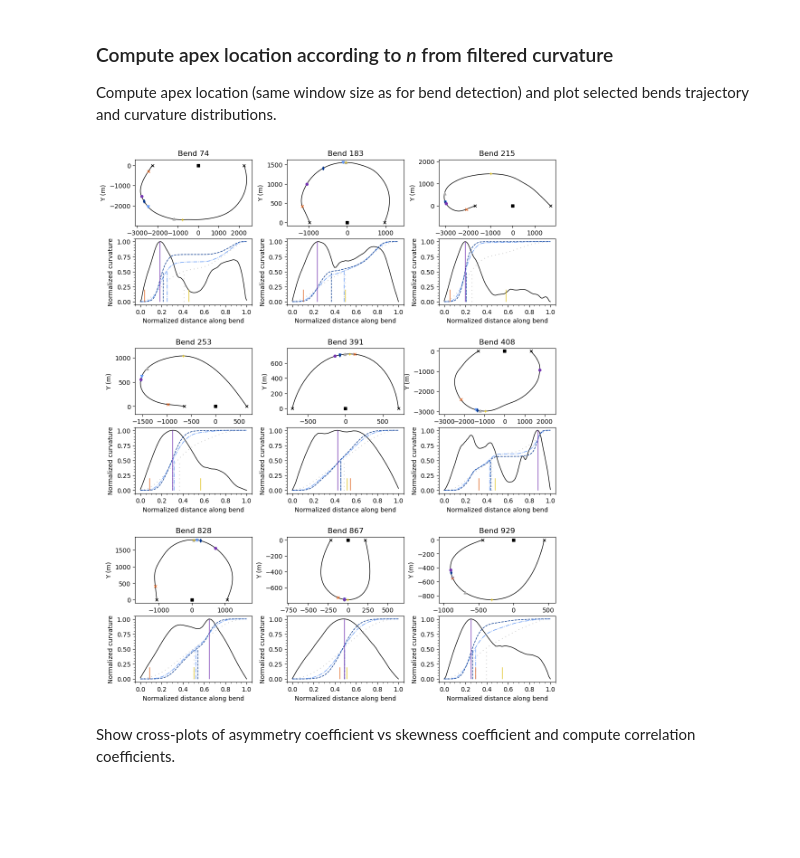
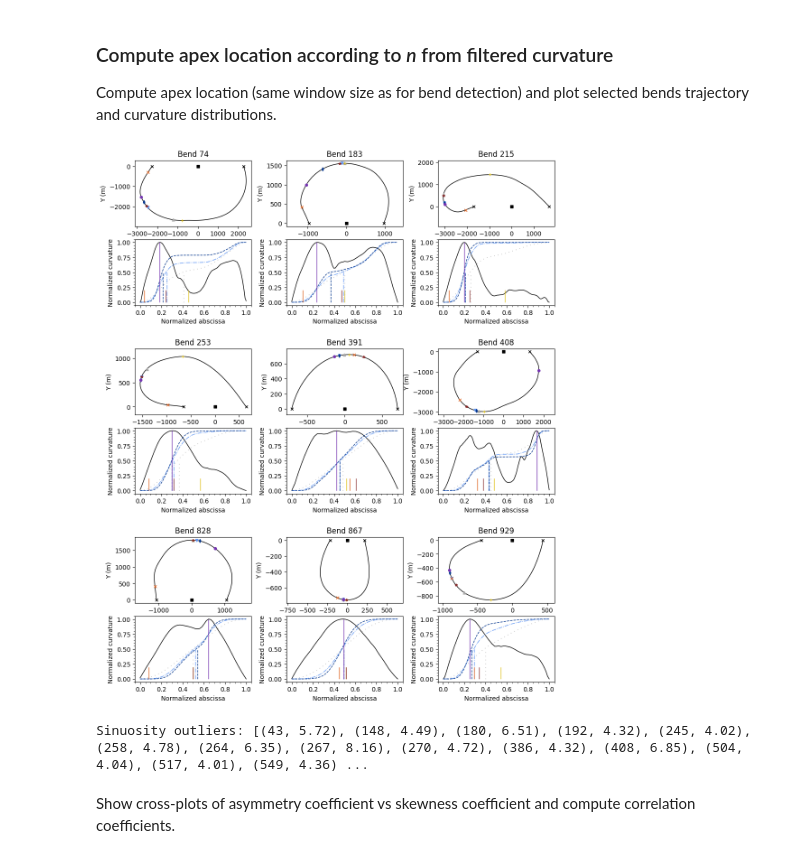
Before and after one commit to martin-lemay/pyBenD, a Jupyter notebook: notebooks/bend_apex_detection.ipynb, the cells around one changed output. Saved outputs shown, nothing was run; the diff lists cells and outputs as text; code cells hidden in the pictures; blank space fills up the shorter version.

```diff
--- a/notebooks/bend_apex_detection.ipynb
+++ b/notebooks/bend_apex_detection.ipynb
@@ -414,0 +414,12 @@ plt.show()
+# %%
+fig = plt.figure(figsize=(15, 10))
+plt.style.use('tableau-colorblind10')
+outer = gridspec.GridSpec(1, 4, wspace=0.3 )
+for i, coords in enumerate(bend_coords):
+    if i < 4:
+        continue
+    coords0 = bend_coords[i]
+    plot_bend_results(coords0, bend_names[i], df_synth.loc[i], outer[i-4], fig)
+
+plt.savefig(fig_path + "synthetic_bends_asymmetric.svg", dpi=150)
+plt.show()
@@ -663,7 +898,6 @@ df_index = -1
 
 # extract bend apex
 skew_pearson_all = np.full(int(nb_valid_bends), np.nan)
-sinuosity_all = np.full(int(nb_valid_bends), np.nan)
 for centerline in centerlines:
     for bend in centerline.bends:
         if not bend.isvalid:
@@ -687,16 +921,20 @@ for centerline in centerlines:
         coords = np.dot(coords, rot)
 
         # compute bend apex and morphometric parameters for multiple n
-        curv_abs = centerline.get_bend_property(bend.id, "Curv_abscissa")
+        curv_abs = centerline.get_bend_property(bend.id, PropertyNames.CURVILINEAR_ABSCISSA.value)
         curv_abs_norm = (curv_abs - curv_abs.min()) / (curv_abs.max() - curv_abs.min())
-        curvature = np.abs(centerline.get_bend_property(bend.id, "Curvature_filtered"))
-        curvature_raw = np.abs(centerline.get_bend_property(bend.id, "Curvature"))
+        curvature = np.abs(centerline.get_bend_property(bend.id, PropertyNames.CURVATURE_FILTERED.value))
+        curvature_raw = np.abs(centerline.get_bend_property(bend.id, PropertyNames.CURVATURE.value))
+
+        curv_norm = (curvature - np.min(curvature)) / (np.max(curvature) - np.min(curvature))
+        curv_norm_raw = (curvature_raw - np.min(curvature_raw)) / (np.max(curvature_raw) - np.min(curvature_raw))
 
         pt_center = np.array([0,0])
         amplitudes = [geom.orthogonal_distance(pt, coords[0], coords[-1]) for pt in coords]
         max_ampl_index = np.argmax(amplitudes)
         ampl_max = amplitudes[max_ampl_index]
 
+        max_ext_index = np.argmax([geom.distance(pt, pt_center) for pt in coords])
         extension_max = np.max([geom.distance(pt, pt_center) for pt in coords])
         d_inflex = geom.distance(coords[0], coords[-1])
 
@@ -710,13 +948,12 @@ for centerline in centerlines:
         apex_index = cpf.compute_median_curvature_index(curvature, 1)
         skew_pearson = 3*(mean_abs - curv_abs_norm[apex_index]) / std_dev
         skew_pearson_all[df_index] = -1. * skew_pearson
-        sinuosity_all[df_index] = (curv_abs[-1] - curv_abs[0]) / d_inflex
 
         # apex from apex probability function with varying n
         for n in range(1, 6):
             apex_index = cpf.compute_median_curvature_index(curvature, n)
             df.loc[df_index, ("Apex_index", n)] = apex_index
-            df.loc[df_index, ("Curv_Abs", n)] = curv_abs_norm[apex_index] - curv_abs_norm[0]
+            df.loc[df_index, ("Curvature", n)] = curv_norm[apex_index]
             pt_apex = coords[apex_index]
 
             if (extension_max > 0.51*d_inflex):
@@ -729,10 +966,8 @@ for centerline in centerlines:
             if abs(arc_length_tot) > 1e-3:
                 df.loc[df_index, ("Asymmetry", n)] = (arc_length1 - arc_length2) / arc_length_tot
 
-            # distance to max curvature point
-            if abs(arc_length_tot) > 1e-3:
-                dist_max_cuvr = abs(curv_abs_norm[apex_index] - curv_abs_norm[max_curv_index]) / arc_length_tot
-                df.loc[df_index, ("Distance_Max_Curv", n)] = 1-dist_max_cuvr
+            df.loc[df_index, ("Apex_absc", n)] = curv_abs_norm[apex_index]
+
 
         # add Limaye apex definition
         ln = np.zeros_like(coords)
@@ -750,18 +985,19 @@ for centerline in centerlines:
         limaye_index = cpf.compute_half_angle_variation(ln, 2)
 
         # add max curvature point
-        for j, index in enumerate((max_curv_index, max_ampl_index, limaye_index)):
+        for j, index in enumerate((max_curv_index, max_ampl_index, limaye_index, max_ext_index)):
             n = 6 + j
             pt_cur = coords[index]
             df.loc[df_index, ("Apex_index", n)] = index
-            df.loc[df_index, ("Curv_Abs", n)] = curv_abs_norm[index] - curv_abs_norm[0]
+            df.loc[df_index, ("Curvature", n)] = curv_norm[index]
             df.loc[df_index, ("Extension", n)] = geom.distance(pt_center, pt_cur) / extension_max
             df.loc[df_index, ("Amplitude", n)] = geom.orthogonal_distance(pt_cur, coords[0], coords[-1]) / ampl_max
             arc_length1 = curv_abs_norm[index] - curv_abs_norm[0]
             arc_length2 = curv_abs_norm[-1] - curv_abs_norm[index]
             if abs(arc_length_tot) > 1e-3:
                 df.loc[df_index, ("Asymmetry", n)] = (arc_length1 - arc_length2) / arc_length_tot
-            df.loc[df_index, ("Distance_Max_Curv", n)] = 1. - abs(curv_abs_norm[max_curv_index] - curv_abs_norm[index])
+
+            df.loc[df_index, ("Apex_absc", n)] = curv_abs_norm[index]
 
         # show some characteristic bends
         if cpt in ((74, 183, 253, 391, 408, 828, 867, 929, 215)):
@@ -778,41 +1014,40 @@ for centerline in centerlines:
             ax0.set_ylabel("Y (m)")
             ax0.set_title(f"Bend {cpt}")
 
-            curv_norm = (curvature - np.min(curvature)) / (np.max(curvature) - np.min(curvature))
-            curv_norm_raw = (curvature_raw - np.min(curvature_raw)) / (np.max(curvature_raw) - np.min(curvature_raw))
+
             ax1 = plt.Subplot(fig, inner[1])
             ax1.plot(curv_abs_norm, curv_norm, 'k-', label="Curvature Filtered", linewidth=1, alpha=1)
-            #ax1.plot(curv_abs_norm, curv_norm_raw, 'k--', label="Curvature Raw", linewidth=1, alpha=0.5)
             # plot cumulative curvature distribution
             for n in (1, 3, 5):
                 cumsum = np.cumsum(curvature**n) / np.sum(
                     curvature**n
                 )
                 ax1.plot(curv_abs_norm, cumsum, label=f"Cum. Curvature (n={n})", linewidth=1, alpha=1, color=n_colors[n-1], linestyle=n_linestyles[n-1])
             ax1.set_ylabel("Normalized curvature")
-            ax1.set_xlabel("Normalized distance along bend")
+            ax1.set_xlabel("Normalized abscissa")
 
             for j, apex_loc in enumerate(df.loc[df_index, ("Apex_index")].to_numpy().astype(int)):
                 if (j % 2 == 0) or (j > 4):
                     ax0.plot(coords[apex_loc][0], coords[apex_loc][1], marker=n_apex_markers[j], color=n_colors[j], markersize=4)
                     ymax = 0.5
                     if j == 5:
                         ymax = 1
                     elif j > 5:
                         ymax = 0.2
-                    ax1.vlines(curv_abs_norm[apex_loc], 0, ymax, label=label, linewidth=1, linestyle=n_linestyles[j], color=n_colors[j])
+                    ax1.vlines(curv_abs_norm[apex_loc], 0, ymax, label=n_labels[j], linewidth=1, linestyle=n_linestyles[j], color=n_colors[j])
 
             ax1.minorticks_on()
             #ax1.legend(ncol=2, loc='lower center')
             fig.add_subplot(ax0)
             fig.add_subplot(ax1)
             k += 1
 
         cpt += 1
 
 plt.savefig(fig_path + "real_bends.eps", dpi=150)
 plt.show()
 # %% [output]
-[figure, old version]
+[figure, new version]
+Sinuosity outliers: [(43, 5.72), (148, 4.49), (180, 6.51), (192, 4.32), (245, 4.02), (258, 4.78), (264, 6.35), (267, 8.16), (270, 4.72), (386, 4.32), (408, 6.85), (504, 4.04), (517, 4.01), (549, 4.36) ...
 # %% [markdown]
 Show cross-plots of asymmetry coefficient vs skewness coefficient and compute correlation coefficients.
```
Also changed, not shown: parts of 37 cells of this notebook, 7 other files.
